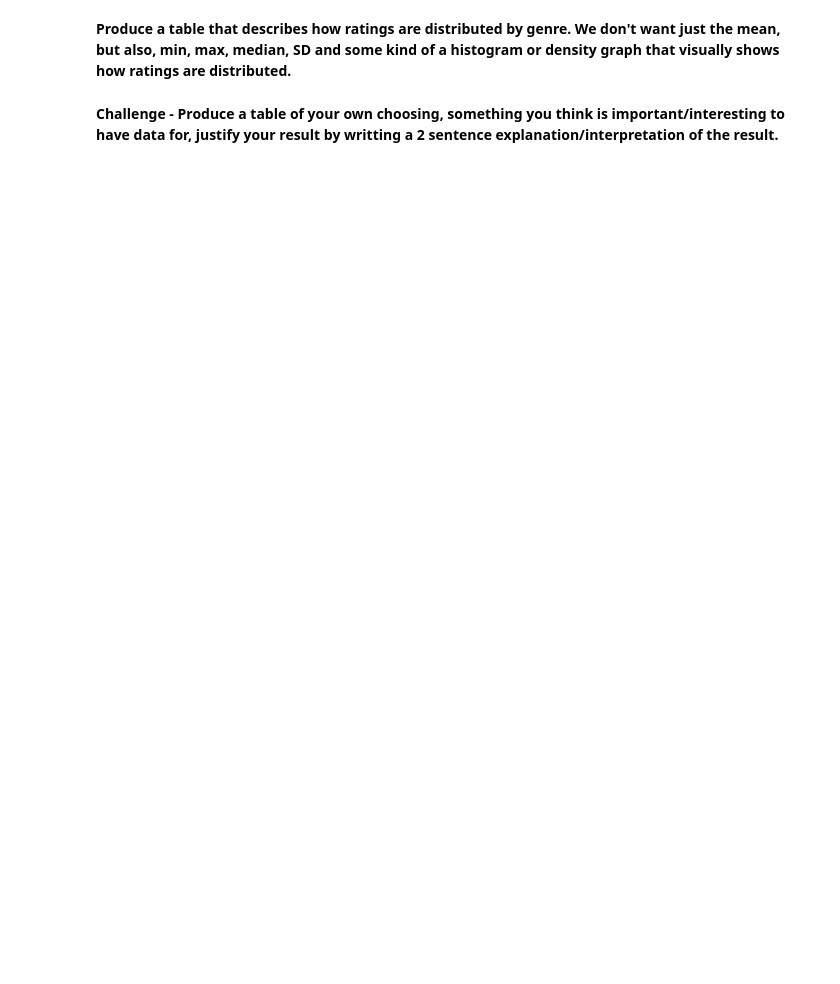
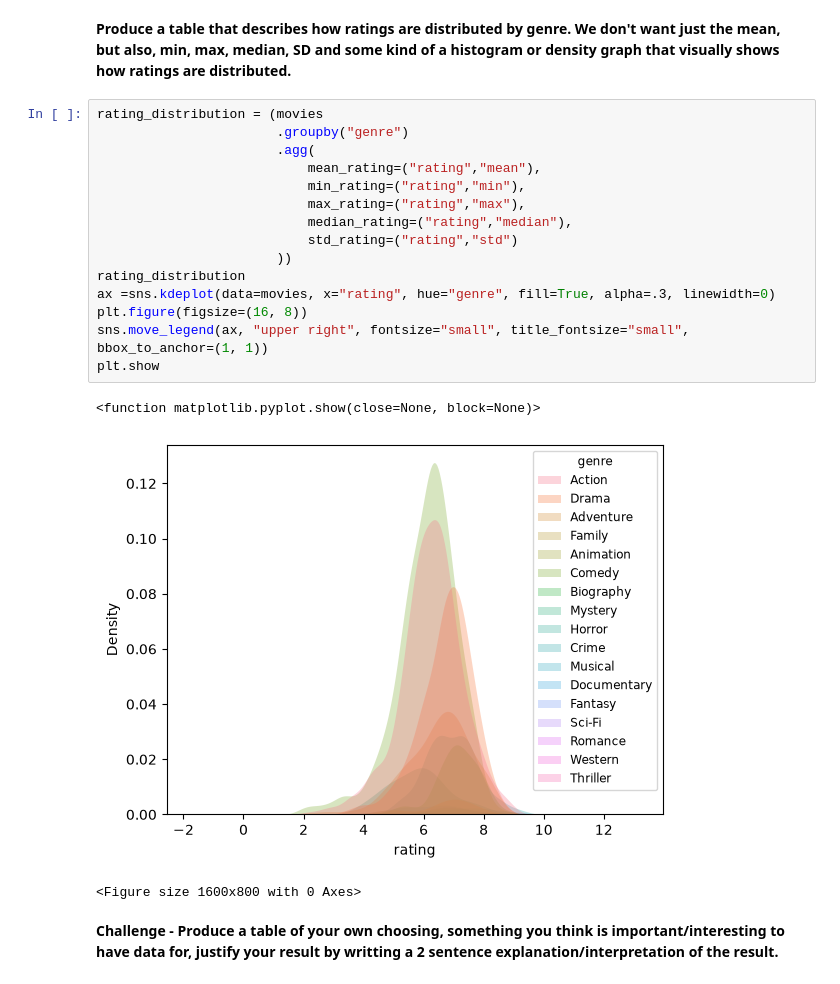
Before and after one commit to elina715/ACOD-AUT26-Class-Coding, a Jupyter notebook: Session_2/Homework.ipynb, the cells around one changed output. Cells and saved outputs as stored; diff of their text form; blank space fills up the shorter version.

```diff
--- a/Session_2/Homework.ipynb
+++ b/Session_2/Homework.ipynb
@@ -53,4 +135,23 @@ data
 # %% [markdown]
 **Produce a table that describes how ratings are distributed by genre. We don't want just the mean, but also, min, max, median, SD and some kind of a histogram or density graph that visually shows how ratings are distributed.**
+# %%
+rating_distribution = (movies
+                       .groupby("genre")
+                       .agg(
+                           mean_rating=("rating","mean"),
+                           min_rating=("rating","min"),
+                           max_rating=("rating","max"),
+                           median_rating=("rating","median"),
+                           std_rating=("rating","std")
+                       ))
+rating_distribution
+ax =sns.kdeplot(data=movies, x="rating", hue="genre", fill=True, alpha=.3, linewidth=0)
+plt.figure(figsize=(16, 8))
+sns.move_legend(ax, "upper right", fontsize="small", title_fontsize="small", bbox_to_anchor=(1, 1))
+plt.show
+# %% [output]
+<function matplotlib.pyplot.show(close=None, block=None)>
+[figure, added]
+<Figure size 1600x800 with 0 Axes>
 # %% [markdown]
 **Challenge - Produce a table of your own choosing, something you think is important/interesting to have data for, justify your result by writting a 2 sentence explanation/interpretation of the result.**
```
Also changed, not shown: parts of 8 cells of this notebook, 1 other file.
